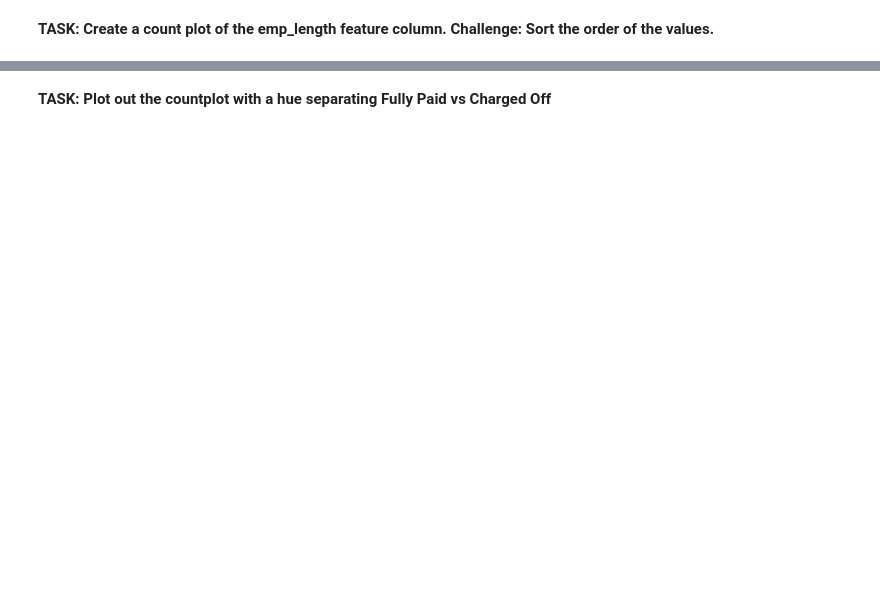
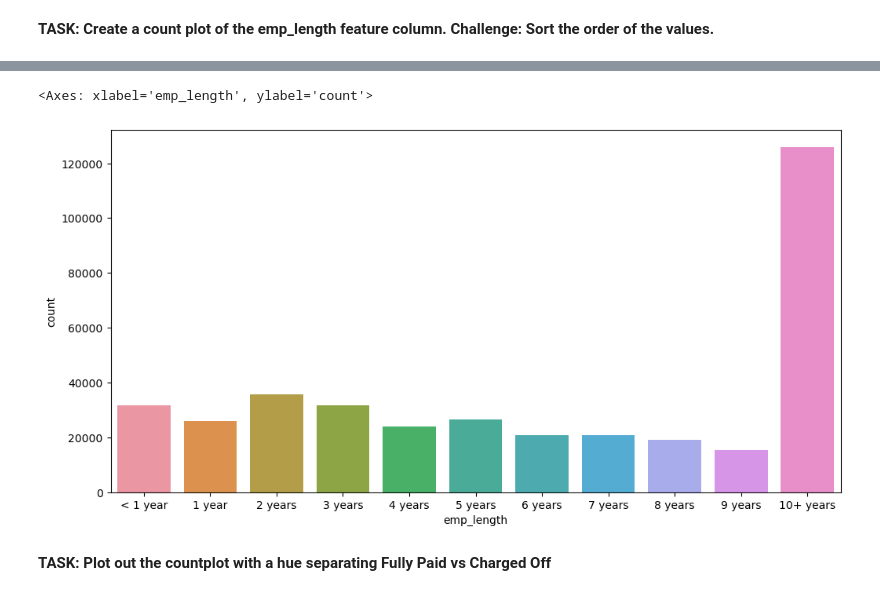
Before and after one commit to AshikurIST/Tessorflow, a Jupyter notebook: 03-Keras-Project-Exercise.ipynb, the cells around one changed output, grey strips where cells are left out. Saved outputs shown, nothing was run; the diff lists cells and outputs as text; code cells hidden in the pictures; blank space fills up the shorter version.

```diff
--- a/03-Keras-Project-Exercise.ipynb
+++ b/03-Keras-Project-Exercise.ipynb
@@ -564,3 +590,21 @@ Name: emp_title, Length: 173105, dtype: int64
+# %%
+emp_length_order= [ '< 1 year',
+ '1 year',
+ '2 years',
+ '3 years',
+ '4 years',
+ '5 years',
+ '6 years',
+ '7 years',
+ '8 years',
+ '9 years',
+   '10+ years',]
+# %%
+plt.figure(figsize=(12,6))
+sns.countplot(df,x='emp_length',order=emp_length_order)
+# %% [output]
+<Axes: xlabel='emp_length', ylabel='count'>
+[figure, added]
 # %% [markdown]
 **TASK: Plot out the countplot with a hue separating Fully Paid vs Charged Off**
 # %%
```
Also changed, not shown: parts of 16 cells of this notebook.
